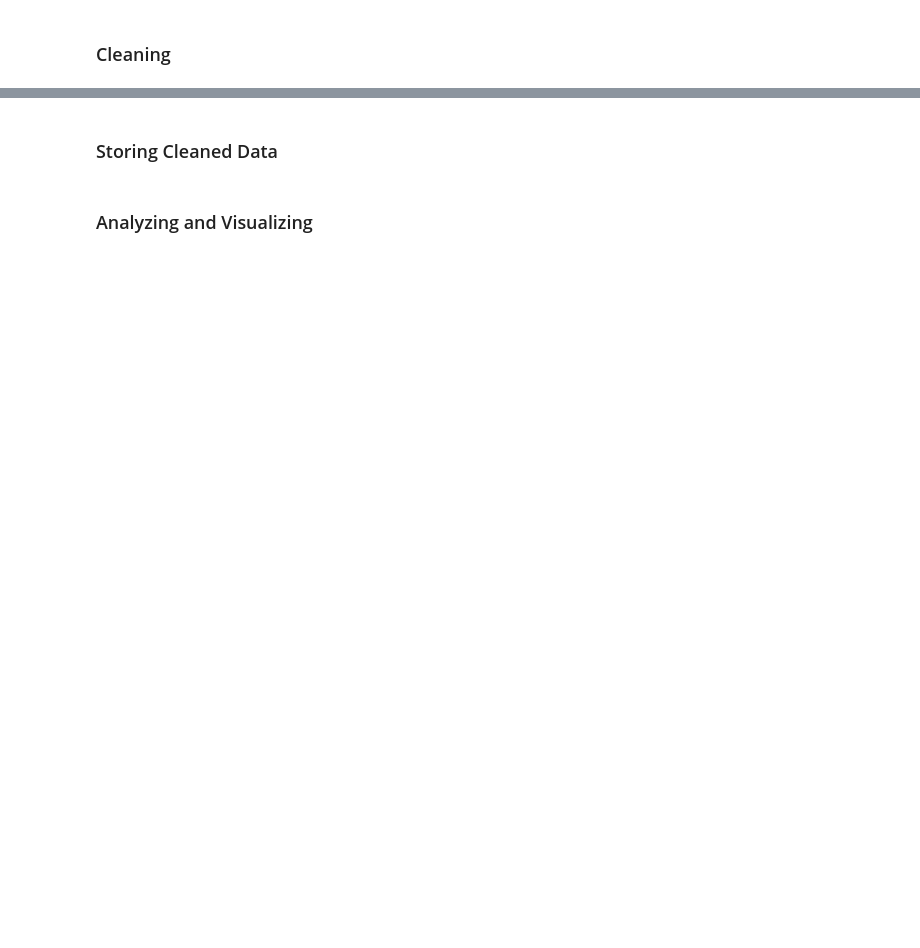
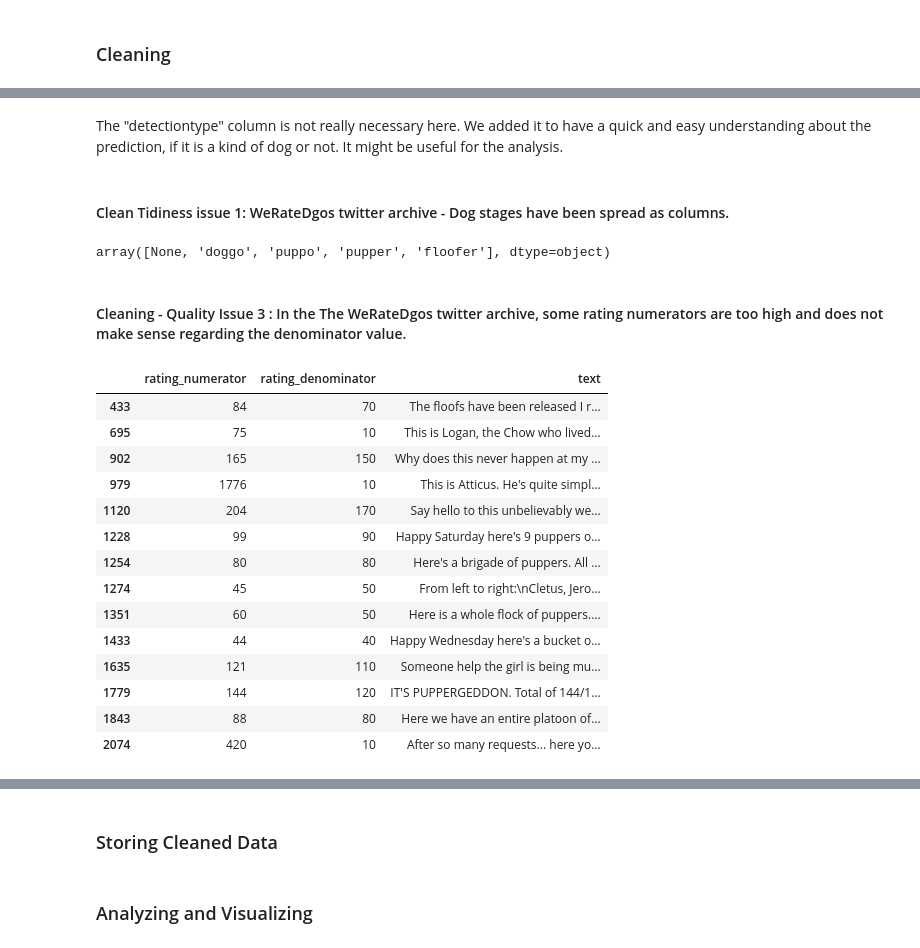
Before and after one commit to jlcossi/wrangle_and_analyze_data, a Jupyter notebook: wrangle_act.ipynb, the cells around one changed output, grey strips where cells are left out. Cells and saved outputs as stored; diff of their text form; code cells hidden in the pictures; blank space fills up the shorter version.

```diff
--- a/wrangle_act.ipynb
+++ b/wrangle_act.ipynb
@@ -515,0 +816,5 @@ df_image_clean.head()
+# %%
+# Code : apply the detection on the dataset
+df_archive_clean['puppo'] = df_archive_clean.apply(extract_puppo, axis=1)
+df_archive_clean['doggo'] = df_archive_clean.apply(extract_doggo, axis=1)
+df_archive_clean['pupper'] = df_archive_clean.apply(extract_pupper, axis=1)
@@ -515,0 +917,57 @@ df_image_clean.head()
+# %% [markdown]
+The "detectiontype" column is not really necessary here. We added it to have a quick and easy understanding about the prediction, if it is a kind of  dog or not. It might be useful for the analysis.
+# %% [markdown]
+#### Clean Tidiness issue 1: WeRateDgos twitter archive - Dog stages have been spread as columns.
+# %%
+# Define : From doggo to puppo columns via floofer and pupper, we get the first specified stage we encounter
+# Code : Get the first stage from column to column
+def set_stage(row):
+    stage = None
+    if(row['doggo'] == "doggo"):
+        stage = "doggo"
+    else:
+        if(row['floofer'] == "floofer"):
+            stage = "floofer"
+        else:
+            if(row['pupper'] == "pupper"):
+                stage = "pupper"
+            else:
+                if(row['puppo'] == "puppo"):
+                    stage = "puppo"
+
+    return stage
+# %%
+# Code : set the new column using the previous functions
+df_archive_clean['stage'] = df_archive_clean.apply(set_stage, axis=1)
+# %%
+# Test : get the unique values from "stage" column
+df_archive_clean['stage'].unique()
+# %% [output]
+array([None, 'doggo', 'puppo', 'pupper', 'floofer'], dtype=object)
+# %%
+# Clean the non useful columns
+df_archive_clean.drop('puppo', axis=1, inplace=True)
+df_archive_clean.drop('doggo', axis=1, inplace=True)
+df_archive_clean.drop('floofer', axis=1, inplace=True)
+df_archive_clean.drop('pupper', axis=1, inplace=True)
+# %% [markdown]
+#### Cleaning - Quality Issue 3 : In the The WeRateDgos twitter archive, some rating numerators are too high and does not make sense regarding the denominator value.
+# %%
+# get a view on the too high numerator ratings
+df_archive_clean.query('rating_numerator > 30')[['rating_numerator', 'rating_denominator', 'text']]
+# %% [output]
+|  | rating_numerator | rating_denominator | text |
+| 433 | 84 | 70 | The floofs have been released I r... |
+| 695 | 75 | 10 | This is Logan, the Chow who lived... |
+| 902 | 165 | 150 | Why does this never happen at my ... |
+| 979 | 1776 | 10 | This is Atticus. He's quite simpl... |
+| 1120 | 204 | 170 | Say hello to this unbelievably we... |
+| 1228 | 99 | 90 | Happy Saturday here's 9 puppers o... |
+| 1254 | 80 | 80 | Here's a brigade of puppers. All ... |
+| 1274 | 45 | 50 | From left to right:\nCletus, Jero... |
+| 1351 | 60 | 50 | Here is a whole flock of puppers.... |
+| 1433 | 44 | 40 | Happy Wednesday here's a bucket o... |
+| 1635 | 121 | 110 | Someone help the girl is being mu... |
+| 1779 | 144 | 120 | IT'S PUPPERGEDDON. Total of 144/1... |
+| 1843 | 88 | 80 | Here we have an entire platoon of... |
+| 2074 | 420 | 10 | After so many requests... here yo... |
```
Also changed, not shown: parts of 69 cells of this notebook.
